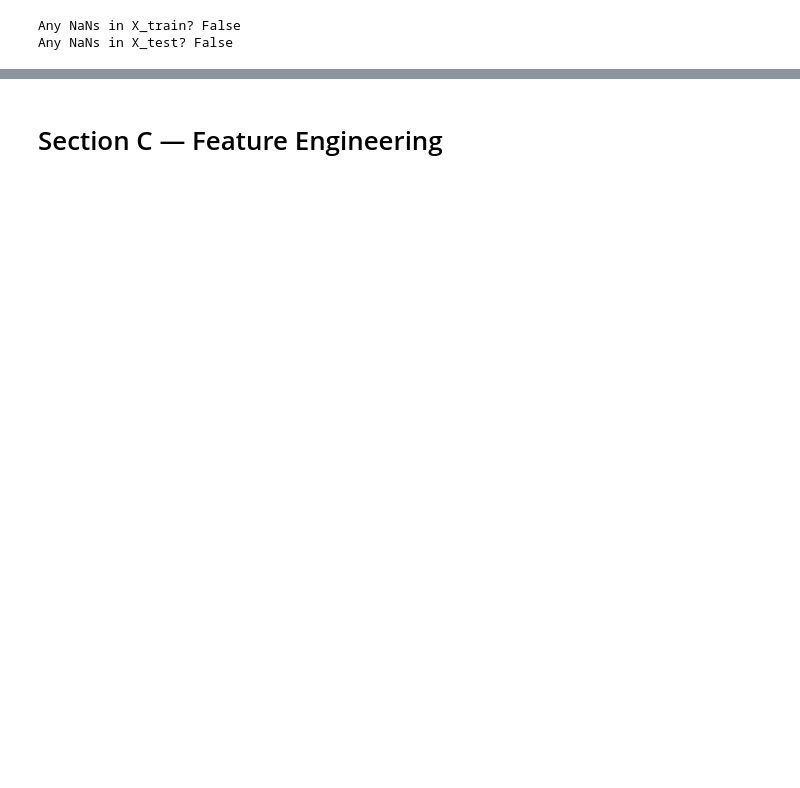
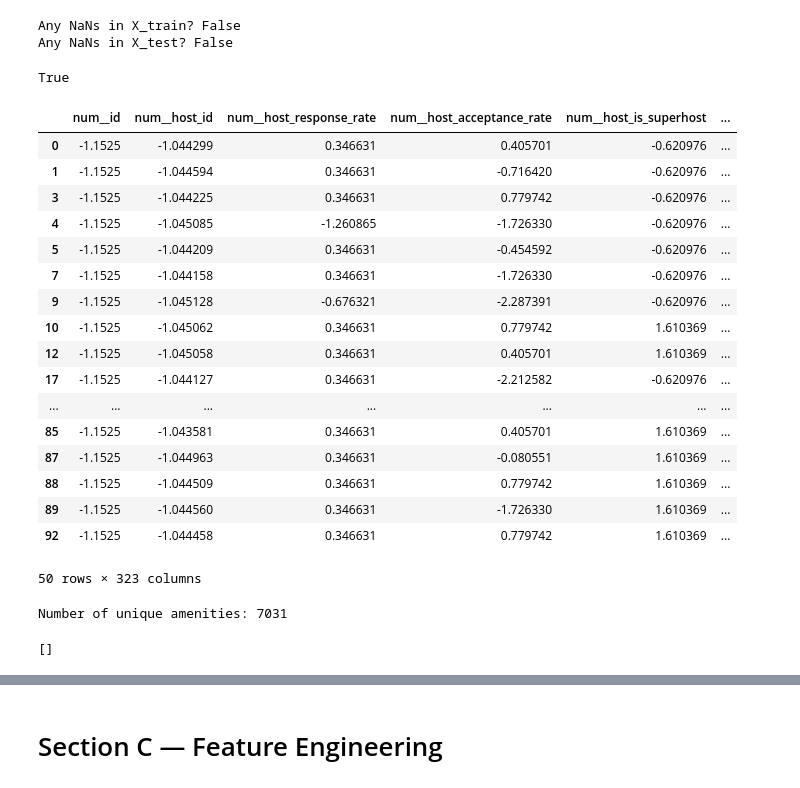
Before and after one commit to aminahrr/AirBnB-ML-project, a Jupyter notebook: notebooks/01_data_preprocessing.ipynb, the cells around one changed output, grey strips where cells are left out. Saved outputs shown, nothing was run; the diff lists cells and outputs as text; code cells hidden in the pictures; blank space fills up the shorter version.

Commit message:
Clean preprocessing Part B and amenities analysis still mess

```diff
--- a/notebooks/01_data_preprocessing.ipynb
+++ b/notebooks/01_data_preprocessing.ipynb
@@ -372,9 +381,12 @@ df_train.head()
 # %% [markdown]
 #### Identifying Numeric, Categorical, and Datetime Columns
 # %%
-numeric_cols = df_train.select_dtypes(include=['float64', 'int64']).columns.tolist() #TODO: Seperate Visualy, maybe table
-categorical_cols = df_train.select_dtypes(include=['object']).columns.tolist()
+numeric_cols = X_train_raw.select_dtypes(include=['float64','int64']).columns.tolist()
+categorical_cols = X_train_raw.select_dtypes(include=['object']).columns.tolist()
 datetime_cols = df_train.select_dtypes(include=['datetime64']).columns.tolist()
+# Remove raw amenities column (handled via num_amenities)
+categorical_cols = [col for col in categorical_cols if col != 'amenities']
+
 
 numeric_cols, categorical_cols, datetime_cols
 # %% [output]
@@ -397,4 +409,7 @@ numeric_cols, categorical_cols, datetime_cols
  ['last_scraped'])
+# %%
+if 'num_amenities' not in numeric_cols:
+    numeric_cols.append('num_amenities')
 # %%
 # Null counts for numeric columns
 df_train[numeric_cols].isna().sum().sort_values(ascending=False)
@@ -480,8 +495,8 @@ preprocessor = ColumnTransformer(
 preprocessor.fit(df_train)
 
 # Transform both
-X_train = preprocessor.transform(df_train)
-X_test = preprocessor.transform(df_test)
+X_train = preprocessor.fit_transform(X_train_raw)
+X_test  = preprocessor.transform(X_test_raw)
 # %%
 # Handling missing values in numerical columns:
 # We applied median imputation because it is robust to outliers and works well
@@ -556,3 +569,58 @@ print("Any NaNs in X_test?", np.isnan(X_test.data).any())
 # %% [output]
 Any NaNs in X_train? False
 Any NaNs in X_test? False
+# %%
+feature_names = preprocessor.get_feature_names_out()
+# %%
+len(feature_names) == X_train.shape[1]
+# %% [output]
+True
+# %%
+X_train_df = pd.DataFrame(
+    X_train.toarray(),
+    columns=feature_names,
+    index=df_train.index
+)
+
+X_train_df.head(50)
+# %% [output]
+|  | num__id | num__host_id | num__host_response_rate | num__host_acceptance_rate | num__host_is_superhost | ... |
+| 0 | -1.1525 | -1.044299 | 0.346631 | 0.405701 | -0.620976 | ... |
+| 1 | -1.1525 | -1.044594 | 0.346631 | -0.716420 | -0.620976 | ... |
+| 3 | -1.1525 | -1.044225 | 0.346631 | 0.779742 | -0.620976 | ... |
+| 4 | -1.1525 | -1.045085 | -1.260865 | -1.726330 | -0.620976 | ... |
+| 5 | -1.1525 | -1.044209 | 0.346631 | -0.454592 | -0.620976 | ... |
+| 7 | -1.1525 | -1.044158 | 0.346631 | -1.726330 | -0.620976 | ... |
+| 9 | -1.1525 | -1.045128 | -0.676321 | -2.287391 | -0.620976 | ... |
+| 10 | -1.1525 | -1.045062 | 0.346631 | 0.779742 | 1.610369 | ... |
+| 12 | -1.1525 | -1.045058 | 0.346631 | 0.405701 | 1.610369 | ... |
+| 17 | -1.1525 | -1.044127 | 0.346631 | -2.212582 | -0.620976 | ... |
+| ... | ... | ... | ... | ... | ... | ... |
+| 85 | -1.1525 | -1.043581 | 0.346631 | 0.405701 | 1.610369 | ... |
+| 87 | -1.1525 | -1.044963 | 0.346631 | -0.080551 | 1.610369 | ... |
+| 88 | -1.1525 | -1.044509 | 0.346631 | 0.779742 | 1.610369 | ... |
+| 89 | -1.1525 | -1.044560 | 0.346631 | -1.726330 | 1.610369 | ... |
+| 92 | -1.1525 | -1.044458 | 0.346631 | 0.779742 | 1.610369 | ... |
+50 rows × 323 columns
+# %%
+import ast
+
+# set za čuvanje svih unique amenities
+unique_amenities = set()
+
+for amenities in df['amenities'].dropna():
+    amenities_list = ast.literal_eval(amenities)
+    for amenity in amenities_list:
+        unique_amenities.add(amenity.strip())
+
+# koliko ih ima
+print("Number of unique amenities:", len(unique_amenities))
+# %% [output]
+Number of unique amenities: 7031
+# %%
+feature_names = preprocessor.get_feature_names_out()
+
+# provjeri da li se price pojavljuje
+[col for col in feature_names if 'price' in col.lower()]
+# %% [output]
+[]
```
Also changed, not shown: parts of 19 cells of this notebook.
